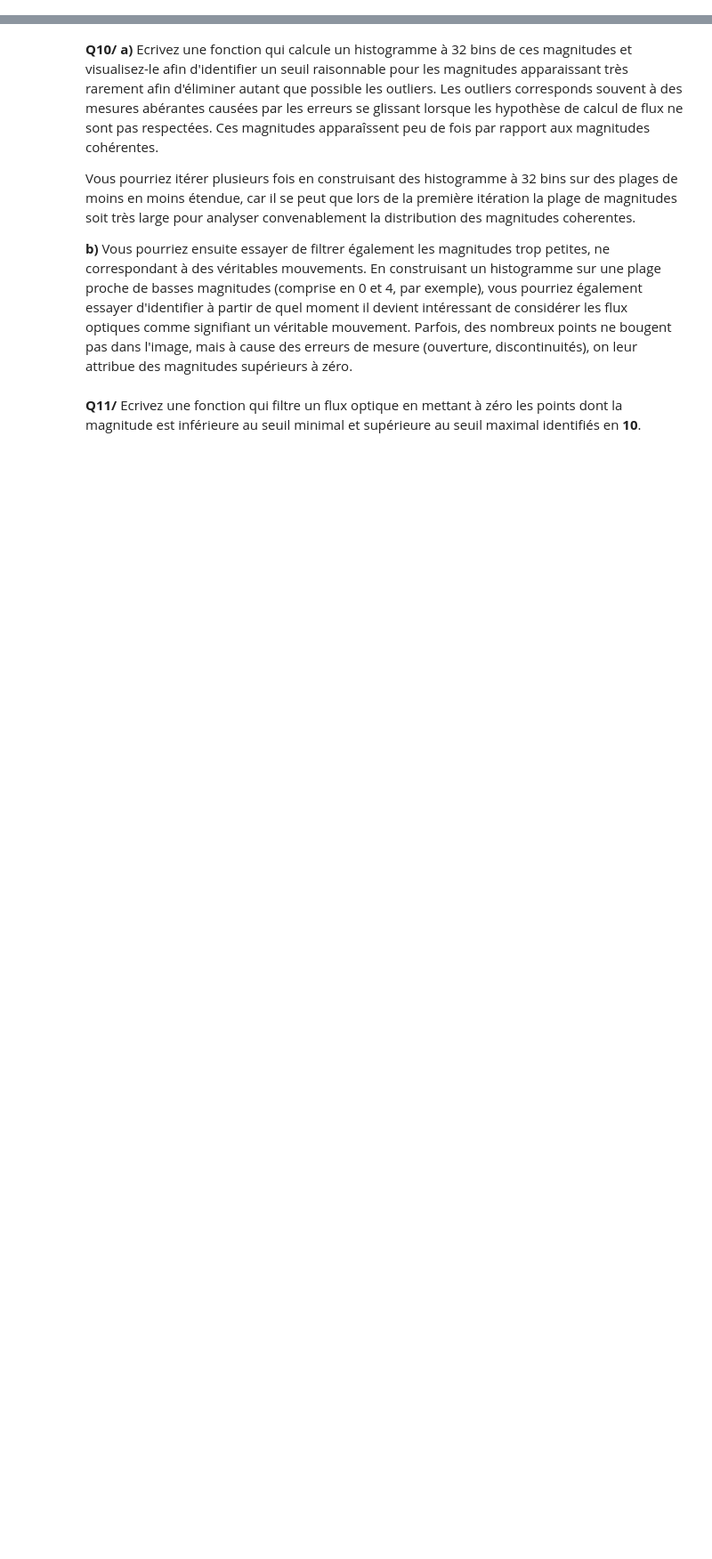
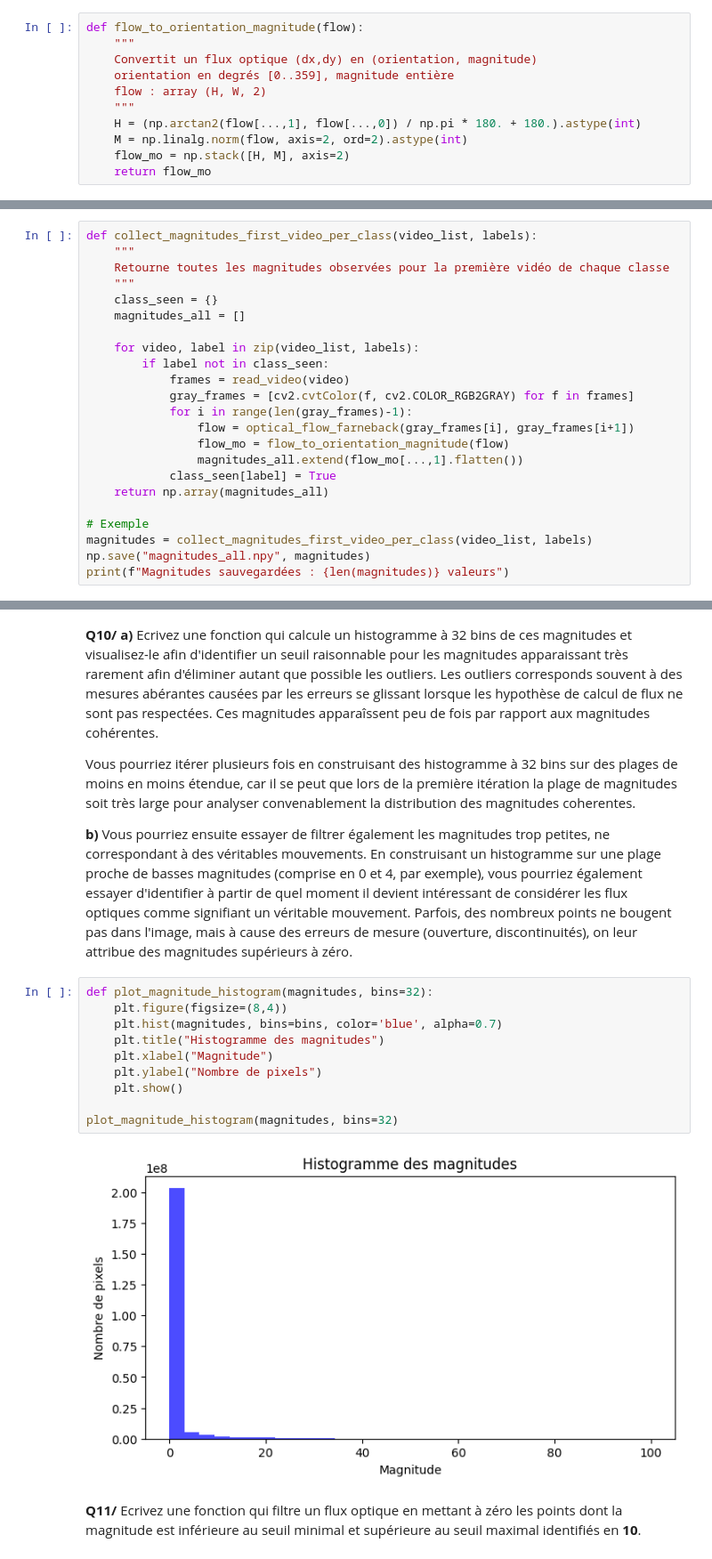
Before and after one commit to RaramiP/amvo, a Jupyter notebook: notebook/TP4 - Flux optiques - visualisation et classification.ipynb, the cells around one changed output, grey strips where cells are left out. Shown at 89% size. Cells and saved outputs as stored; diff of their text form; blank space fills up the shorter version.

````diff
--- a/notebook/TP4 - Flux optiques - visualisation et classification.ipynb
+++ b/notebook/TP4 - Flux optiques - visualisation et classification.ipynb
@@ -266,5 +349,39 @@ flow_mo[...,0] = (np.arctan2(flow[...,1], flow[...,0])/np.pi*180. + 180.).astype
 flow_mo[...,1] = np.linalg.norm(flow, axis=2, ord=2).astype(int)
 ```
 Nous employons ici une conversion vers des `np.array` avec `dtype=int` afin de faciliter la construction d’histogrammes par la suite.
+# %%
+def flow_to_orientation_magnitude(flow):
+    """
+    Convertit un flux optique (dx,dy) en (orientation, magnitude)
+    orientation en degrés [0..359], magnitude entière
+    flow : array (H, W, 2)
+    """
+    H = (np.arctan2(flow[...,1], flow[...,0]) / np.pi * 180. + 180.).astype(int)
+    M = np.linalg.norm(flow, axis=2, ord=2).astype(int)
+    flow_mo = np.stack([H, M], axis=2)
+    return flow_mo
 # %% [markdown]
 **Q9/** Ecrivez une fonction qui extrait l'ensemble de magnitudes observées sur la première vidéo de chaque classe de mouvement et sauvegardez-les dans un fichier.
+# %%
+def collect_magnitudes_first_video_per_class(video_list, labels):
+    """
+    Retourne toutes les magnitudes observées pour la première vidéo de chaque classe
+    """
+    class_seen = {}
+    magnitudes_all = []
+
+    for video, label in zip(video_list, labels):
+        if label not in class_seen:
+            frames = read_video(video)
+            gray_frames = [cv2.cvtColor(f, cv2.COLOR_RGB2GRAY) for f in frames]
+            for i in range(len(gray_frames)-1):
+                flow = optical_flow_farneback(gray_frames[i], gray_frames[i+1])
+                flow_mo = flow_to_orientation_magnitude(flow)
+                magnitudes_all.extend(flow_mo[...,1].flatten())
+            class_seen[label] = True
+    return np.array(magnitudes_all)
+
+# Exemple
+magnitudes = collect_magnitudes_first_video_per_class(video_list, labels)
+np.save("magnitudes_all.npy", magnitudes)
+print(f"Magnitudes sauvegardées : {len(magnitudes)} valeurs")
@@ -275,5 +394,17 @@ Nous employons ici une conversion vers des `np.array` avec `dtype=int` afin de f
 Vous pourriez itérer plusieurs fois en construisant des histogramme à 32 bins sur des plages de moins en moins étendue, car il se peut que lors de la première itération la plage de magnitudes soit très large pour analyser convenablement la distribution des magnitudes coherentes.
 
 **b)** Vous pourriez ensuite essayer de filtrer également les magnitudes trop petites, ne correspondant à des véritables mouvements. En construisant un  histogramme sur une plage proche de basses magnitudes (comprise en 0 et 4, par exemple), vous pourriez également essayer d'identifier à partir de quel moment il devient intéressant de considérer les flux optiques comme signifiant un véritable mouvement. Parfois, des nombreux points ne bougent pas dans l'image, mais à cause des erreurs de mesure (ouverture, discontinuités), on leur attribue des magnitudes supérieurs à zéro.
+# %%
+def plot_magnitude_histogram(magnitudes, bins=32):
+    plt.figure(figsize=(8,4))
+    plt.hist(magnitudes, bins=bins, color='blue', alpha=0.7)
+    plt.title("Histogramme des magnitudes")
+    plt.xlabel("Magnitude")
+    plt.ylabel("Nombre de pixels")
+    plt.show()
+
+plot_magnitude_histogram(magnitudes, bins=32)
+# %% [output]
+[figure, added]
 # %% [markdown]
 **Q11/** Ecrivez une fonction qui filtre un flux optique en mettant à zéro les points dont la magnitude est inférieure au seuil minimal et supérieure au seuil maximal identifiés en **10**.
````
Also changed, not shown: parts of 33 cells of this notebook, 3 other files.
